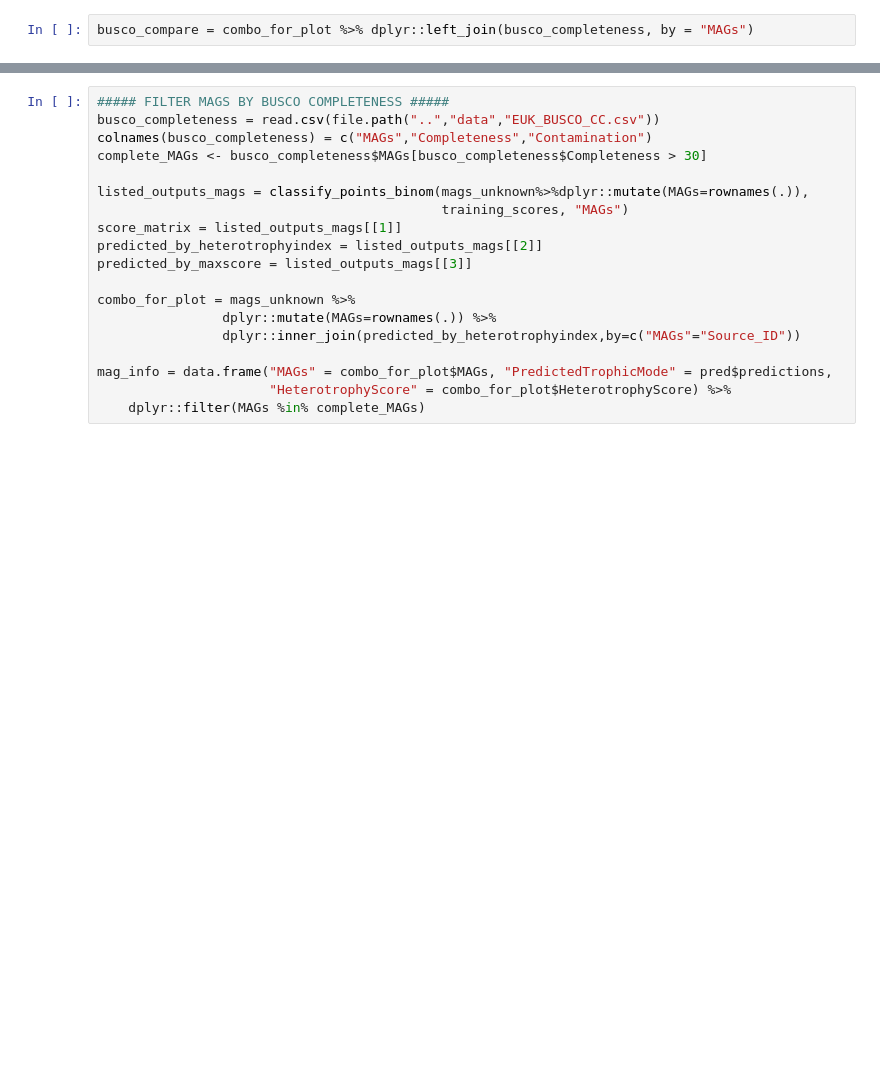
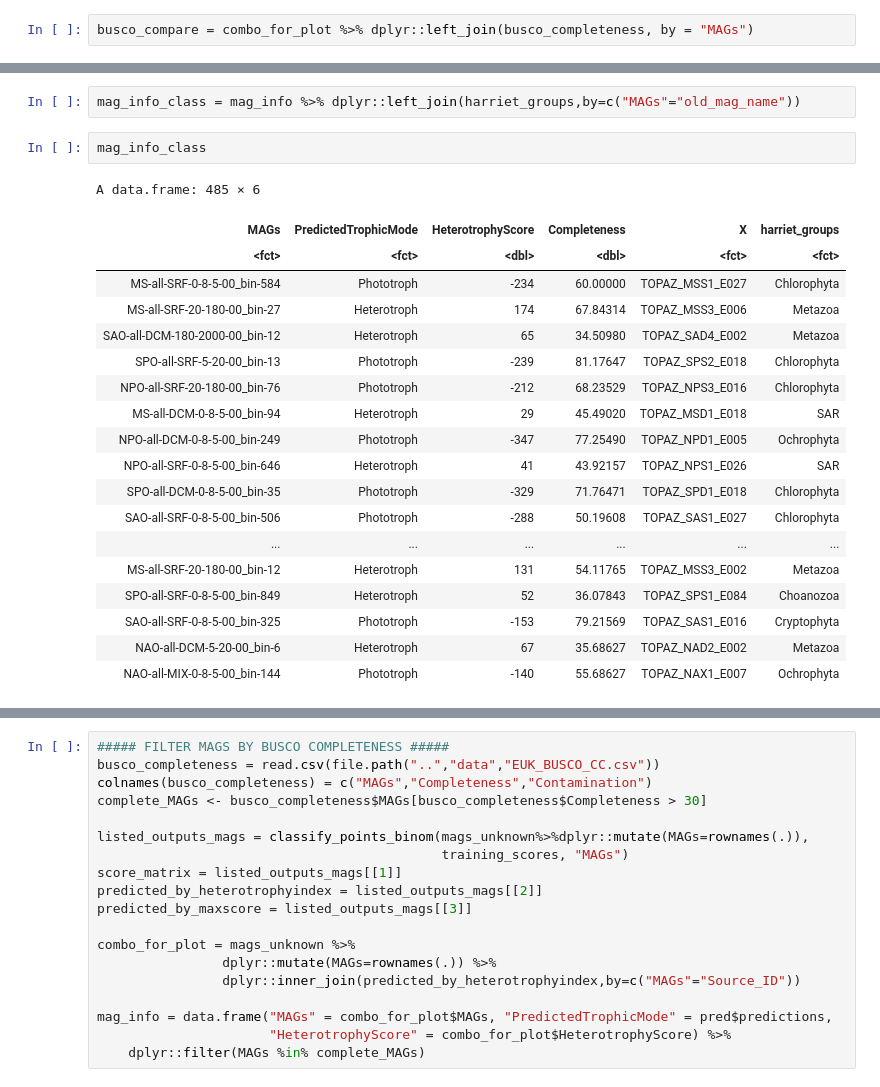
Before and after one commit to AlexanderLabWHOI/2021-TOPAZ-MAG-Figures, a Jupyter notebook: notebooks/trophic-mode-analysis.ipynb, the cells around one changed output, grey strips where cells are left out. Saved outputs shown, nothing was run; the diff lists cells and outputs as text; blank space fills up the shorter version.

```diff
--- a/notebooks/trophic-mode-analysis.ipynb
+++ b/notebooks/trophic-mode-analysis.ipynb
@@ -996,2 +1005,26 @@ A data.frame: 6 × 12
+# %%
+mag_info_class = mag_info %>% dplyr::left_join(harriet_groups,by=c("MAGs"="old_mag_name"))
+# %%
+mag_info_class
+# %% [output]
+A data.frame: 485 × 6
+| MAGs | PredictedTrophicMode | HeterotrophyScore | Completeness | X | harriet_groups |
+| <fct> | <fct> | <dbl> | <dbl> | <fct> | <fct> |
+| MS-all-SRF-0-8-5-00_bin-584 | Phototroph | -234 | 60.00000 | TOPAZ_MSS1_E027 | Chlorophyta |
+| MS-all-SRF-20-180-00_bin-27 | Heterotroph | 174 | 67.84314 | TOPAZ_MSS3_E006 | Metazoa |
+| SAO-all-DCM-180-2000-00_bin-12 | Heterotroph | 65 | 34.50980 | TOPAZ_SAD4_E002 | Metazoa |
+| SPO-all-SRF-5-20-00_bin-13 | Phototroph | -239 | 81.17647 | TOPAZ_SPS2_E018 | Chlorophyta |
+| NPO-all-SRF-20-180-00_bin-76 | Phototroph | -212 | 68.23529 | TOPAZ_NPS3_E016 | Chlorophyta |
+| MS-all-DCM-0-8-5-00_bin-94 | Heterotroph | 29 | 45.49020 | TOPAZ_MSD1_E018 | SAR |
+| NPO-all-DCM-0-8-5-00_bin-249 | Phototroph | -347 | 77.25490 | TOPAZ_NPD1_E005 | Ochrophyta |
+| NPO-all-SRF-0-8-5-00_bin-646 | Heterotroph | 41 | 43.92157 | TOPAZ_NPS1_E026 | SAR |
+| SPO-all-DCM-0-8-5-00_bin-35 | Phototroph | -329 | 71.76471 | TOPAZ_SPD1_E018 | Chlorophyta |
+| SAO-all-SRF-0-8-5-00_bin-506 | Phototroph | -288 | 50.19608 | TOPAZ_SAS1_E027 | Chlorophyta |
+| ... | ... | ... | ... | ... | ... |
+| MS-all-SRF-20-180-00_bin-12 | Heterotroph | 131 | 54.11765 | TOPAZ_MSS3_E002 | Metazoa |
+| SPO-all-SRF-0-8-5-00_bin-849 | Heterotroph | 52 | 36.07843 | TOPAZ_SPS1_E084 | Choanozoa |
+| SAO-all-SRF-0-8-5-00_bin-325 | Phototroph | -153 | 79.21569 | TOPAZ_SAS1_E016 | Cryptophyta |
+| NAO-all-DCM-5-20-00_bin-6 | Heterotroph | 67 | 35.68627 | TOPAZ_NAD2_E002 | Metazoa |
+| NAO-all-MIX-0-8-5-00_bin-144 | Phototroph | -140 | 55.68627 | TOPAZ_NAX1_E007 | Ochrophyta |
 # %%
 ggplot(mag_info_class) + geom_point(aes(x = Completeness, y = HeterotrophyScore,
```
Also changed, not shown: parts of 21 cells of this notebook, 5 other files.
